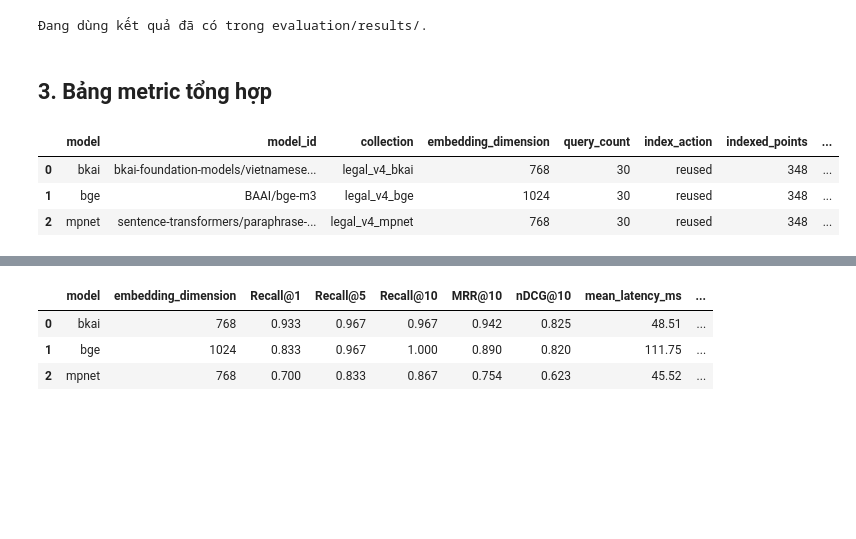
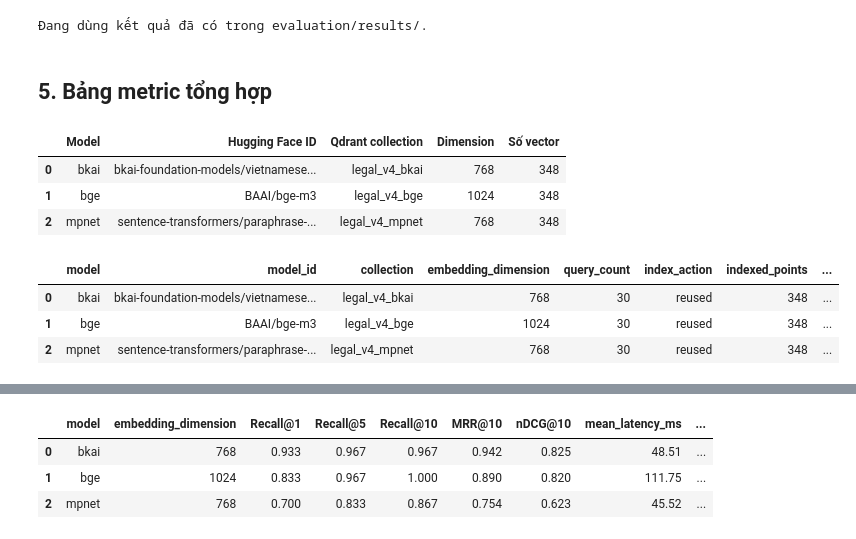
Before and after one commit to ngocminh1511/PBL6, a Jupyter notebook: labor_rag/notebooks/embedding_benchmark.ipynb, the cells around one changed output, grey strips where cells are left out. Drawn from its saved outputs; the diff is of its cells as text; code cells hidden in the pictures; blank space fills up the shorter version.

```diff
--- a/labor_rag/notebooks/embedding_benchmark.ipynb
+++ b/labor_rag/notebooks/embedding_benchmark.ipynb
@@ -100,18 +203,28 @@ else:
 # %% [output]
 Đang dùng kết quả đã có trong evaluation/results/.
 # %% [markdown]
-## 3. Bảng metric tổng hợp
+## 5. Bảng metric tổng hợp
 # %%
 if SUMMARY_PATH.exists():
     summary = pd.read_csv(SUMMARY_PATH)
     per_query = pd.DataFrame(read_jsonl(PER_QUERY_PATH)) if PER_QUERY_PATH.exists() else pd.DataFrame()
+    collection_table = summary[['model', 'model_id', 'collection', 'embedding_dimension', 'indexed_points']].copy()
+    collection_table.columns = ['Model', 'Hugging Face ID', 'Qdrant collection', 'Dimension', 'Số vector']
+    display(collection_table)
     display(summary)
+    assert len(summary) == 3, 'Expected exactly three benchmark models'
+    assert set(summary['collection']) == {'legal_v4_bkai', 'legal_v4_bge', 'legal_v4_mpnet'}
+    assert set(summary['indexed_points']) == {348}
 else:
     summary = pd.DataFrame()
     per_query = pd.DataFrame()
     print('Chưa có summary.csv. Hãy chạy CLI hoặc đặt RUN_BENCHMARK=True rồi chạy lại các cell.')
 # %% [output]
-|  | model | model_id | collection | embedding_dimension | query_count | index_action | indexed_points | ... |
-| 0 | bkai | bkai-foundation-models/vietnamese... | legal_v4_bkai | 768 | 30 | reused | 348 | ... |
-| 1 | bge | BAAI/bge-m3 | legal_v4_bge | 1024 | 30 | reused | 348 | ... |
-| 2 | mpnet | sentence-transformers/paraphrase-... | legal_v4_mpnet | 768 | 30 | reused | 348 | ... |
+|  | Model | Hugging Face ID | Qdrant collection | Dimension | Số vector |
+| 0 | bkai | bkai-foundation-models/vietnamese... | legal_v4_bkai | 768 | 348 |
+| 1 | bge | BAAI/bge-m3 | legal_v4_bge | 1024 | 348 |
+| 2 | mpnet | sentence-transformers/paraphrase-... | legal_v4_mpnet | 768 | 348 |
+|  | model | model_id | collection | embedding_dimension | query_count | index_action | indexed_points | ... |
+| 0 | bkai | bkai-foundation-models/vietnamese... | legal_v4_bkai | 768 | 30 | reused | 348 | ... |
+| 1 | bge | BAAI/bge-m3 | legal_v4_bge | 1024 | 30 | reused | 348 | ... |
+| 2 | mpnet | sentence-transformers/paraphrase-... | legal_v4_mpnet | 768 | 30 | reused | 348 | ... |
```
Also changed, not shown: parts of 31 cells of this notebook.
